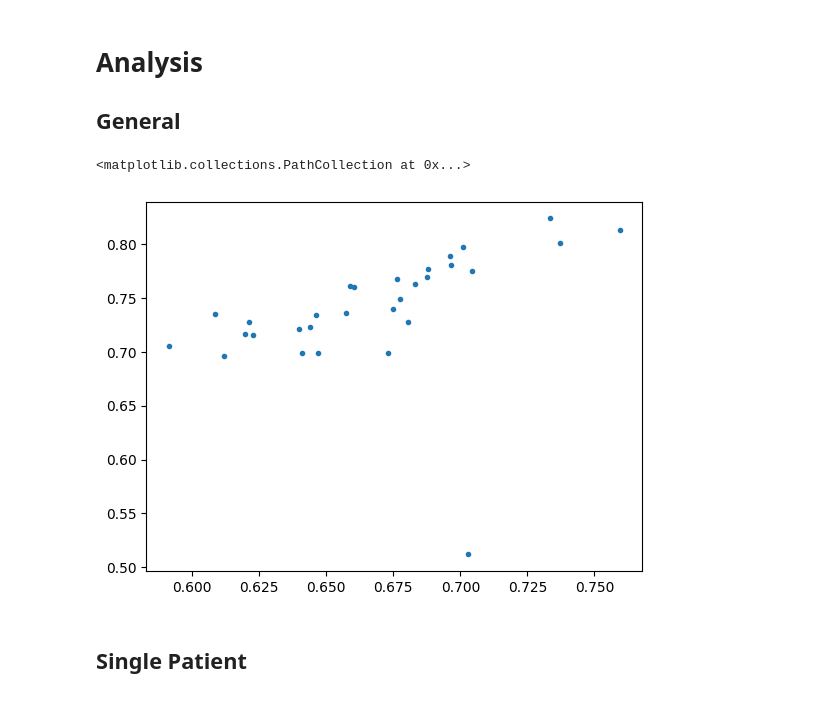
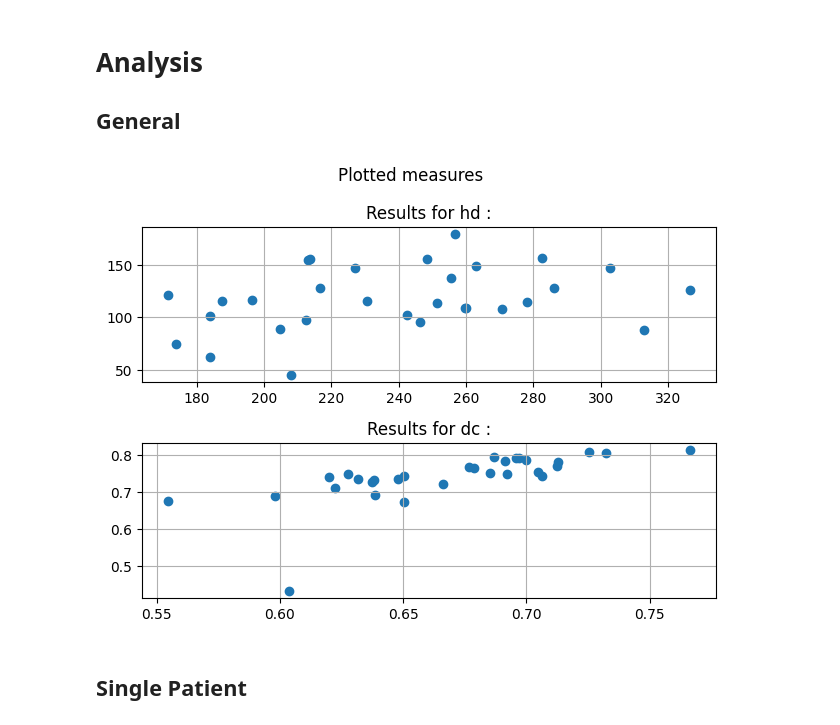
Before and after one commit to Zachari-THIRY/quality_control_CMR, a Jupyter notebook: Liver.ipynb, the cells around one changed output. Cells and saved outputs as stored; diff of their text form; code cells hidden in the pictures.

```diff
--- a/Liver.ipynb
+++ b/Liver.ipynb
@@ -314,11 +291,4 @@ from model import alter_image
 
 generate_testing_set(ae=ae, data_path= 'data/liver', alter_image = alter_image, transform = transform)
-# %%
-from utils import compute_results
-import matplotlib.pyplot as plt
-
-X,Y = compute_results(data_path='data/liver/')
-plt.scatter(X,Y, marker='.')
-# %% [output]
-<matplotlib.collections.PathCollection at 0x...>
-[figure, removed]
+# %%
+results = compute_results(data_path='data/liver/', measures='both')
@@ -325,3 +297,7 @@ plt.scatter(X,Y, marker='.')
+# %%
+plot_results(results)
+# %% [output]
+[figure, added]
 # %% [markdown]
 ## Single Patient
 # %%
```
Also changed, not shown: parts of 12 cells of this notebook.
